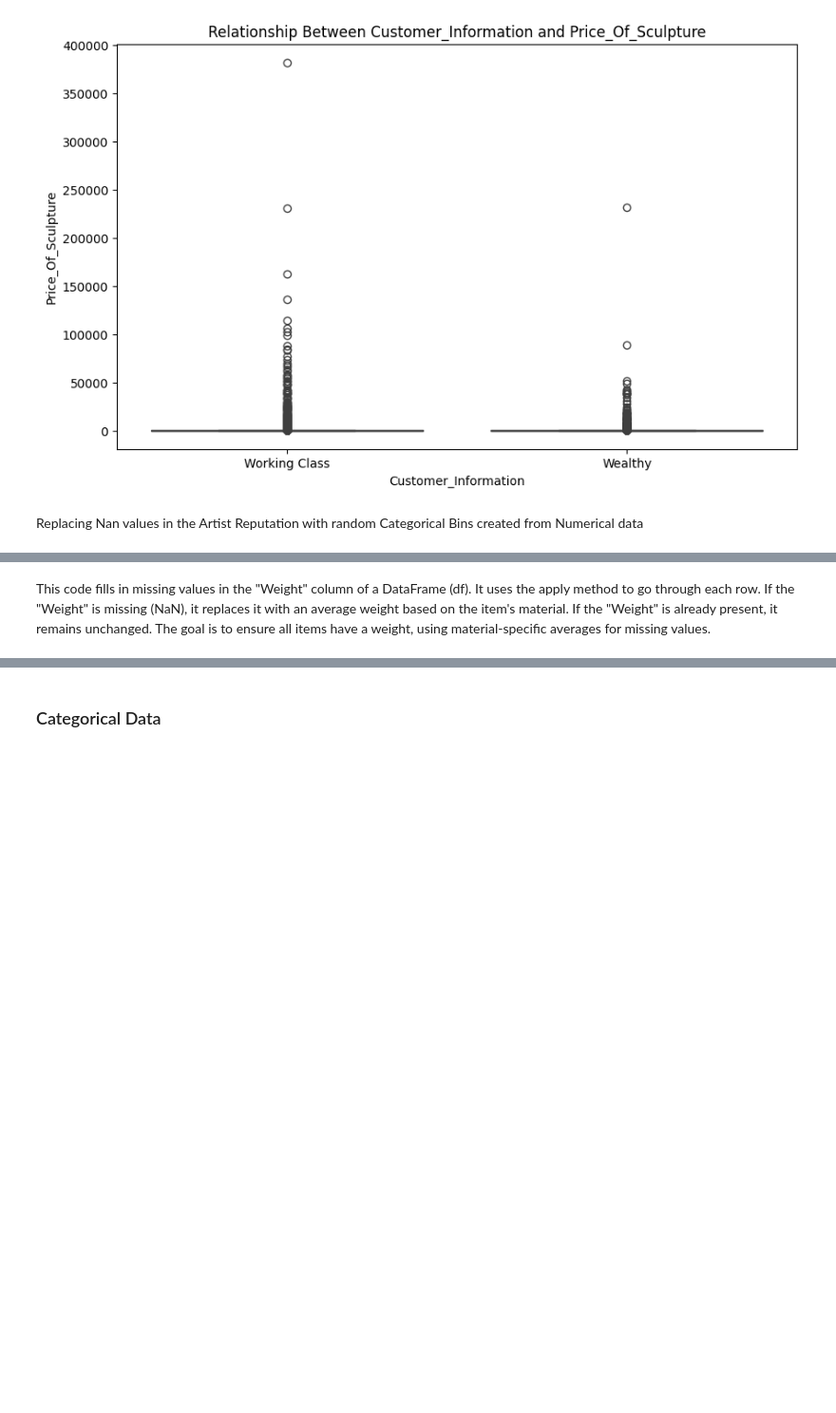
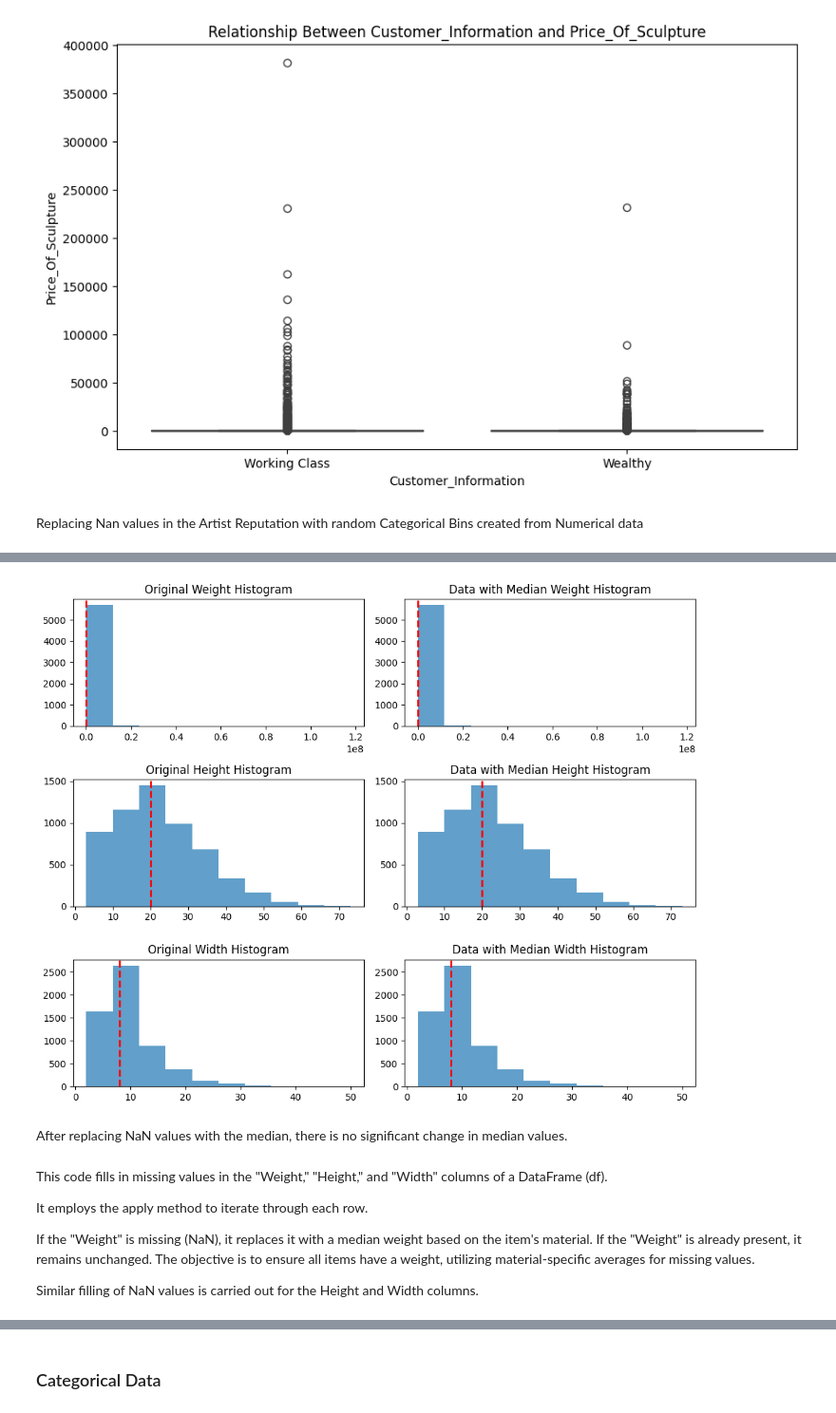
Before and after one commit to Hitesh-Nimbalkar/ML_Project, a Jupyter notebook: Notebook/EDA_new.ipynb, the cells around one changed output, grey strips where cells are left out. Shown at 95% size. Drawn from its saved outputs; the diff is of its cells as text; code cells hidden in the pictures; blank space fills up the shorter version.

```diff
--- a/Notebook/EDA_new.ipynb
+++ b/Notebook/EDA_new.ipynb
@@ -545,5 +507,63 @@ Name: Weight, dtype: float64
+# %%
+def median_by_material(dataframe, material_column, columns_to_median):
+    """
+    Calculate the median of values in specified 'columns_to_median' for each category in 'Material' column,
+    excluding rows with NaN values in the specified columns. Also, replace NaN values in the specified columns
+    with the corresponding median values.
+
+    Parameters:
+    - dataframe: pandas DataFrame
+    - material_column: str, name of the categorical column 'Material'
+    - columns_to_median: list of str, names of the columns to calculate median
+
+    Returns:
+    - df_with_median: pandas DataFrame with NaN values replaced by the median values
+    """
+    # Drop rows with NaN values in the specified columns
+    df_without_nan = dataframe.dropna(subset=columns_to_median + [material_column])
+
+    # Group by 'Material' and calculate the median of specified columns for each category
+    median_by_material = df_without_nan.groupby(material_column)[columns_to_median].median()
+
+    # Replace NaN values in the specified columns with corresponding median values
+    for col in columns_to_median:
+        dataframe[col] = dataframe.apply(
+            lambda row: median_by_material.loc[row[material_column], col] if pd.isna(row[col]) else row[col],
+            axis=1
+        )
+
+    # Plotting
+    fig, axes = plt.subplots(len(columns_to_median), 2, figsize=(10, 8))
+
+    for i, col in enumerate(columns_to_median):
+        # Plot original data histogram with median line
+        axes[i, 0].hist(dataframe[col], bins=10, alpha=0.7)
+        axes[i, 0].axvline(dataframe[col].median(), color='red', linestyle='dashed', linewidth=2, label='Median')
+        axes[i, 0].set_title(f'Original {col} Histogram')
+
+        # Plot data with median histogram with median line
+        axes[i, 1].hist(dataframe[col], bins=10, alpha=0.7)
+        axes[i, 1].axvline(dataframe[col].median(), color='red', linestyle='dashed', linewidth=2, label='Median')
+        axes[i, 1].set_title(f'Data with Median {col} Histogram')
+
+    plt.tight_layout()
+    plt.show()
+
+    return dataframe
+
+df=median_by_material(dataframe=df, material_column="Material", columns_to_median=["Weight","Height","Width"])
+# %% [output]
+[figure, added]
+# %% [markdown]
+After replacing NaN values with the median, there is no significant change in median values.
 # %% [markdown]
-This code fills in missing values in the "Weight" column of a DataFrame (df). It uses the apply method to go through each row. If the "Weight" is missing (NaN), it replaces it with an average weight based on the item's material. If the "Weight" is already present, it remains unchanged. The goal is to ensure all items have a weight, using material-specific averages for missing values.
+This code fills in missing values in the "Weight," "Height," and "Width" columns of a DataFrame (df).
+
+It employs the apply method to iterate through each row.
+
+If the "Weight" is missing (NaN), it replaces it with a median weight based on the item's material. If the "Weight" is already present, it remains unchanged. The objective is to ensure all items have a weight, utilizing material-specific averages for missing values.
+
+Similar filling of NaN values is carried out for the Height and Width columns.
 # %%
 plot_missing_values(df=df)
 # %% [output]
```
Also changed, not shown: parts of 63 cells of this notebook, 2 other files.
